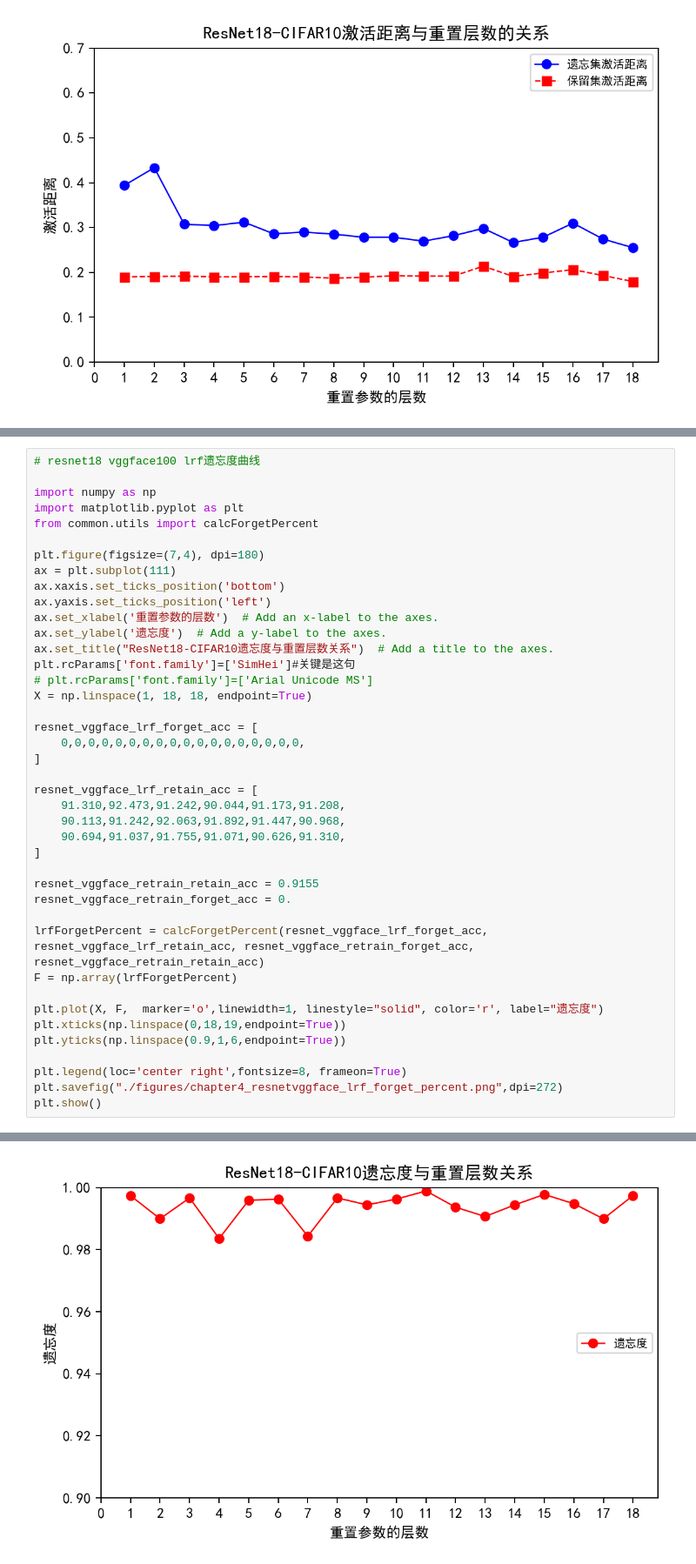
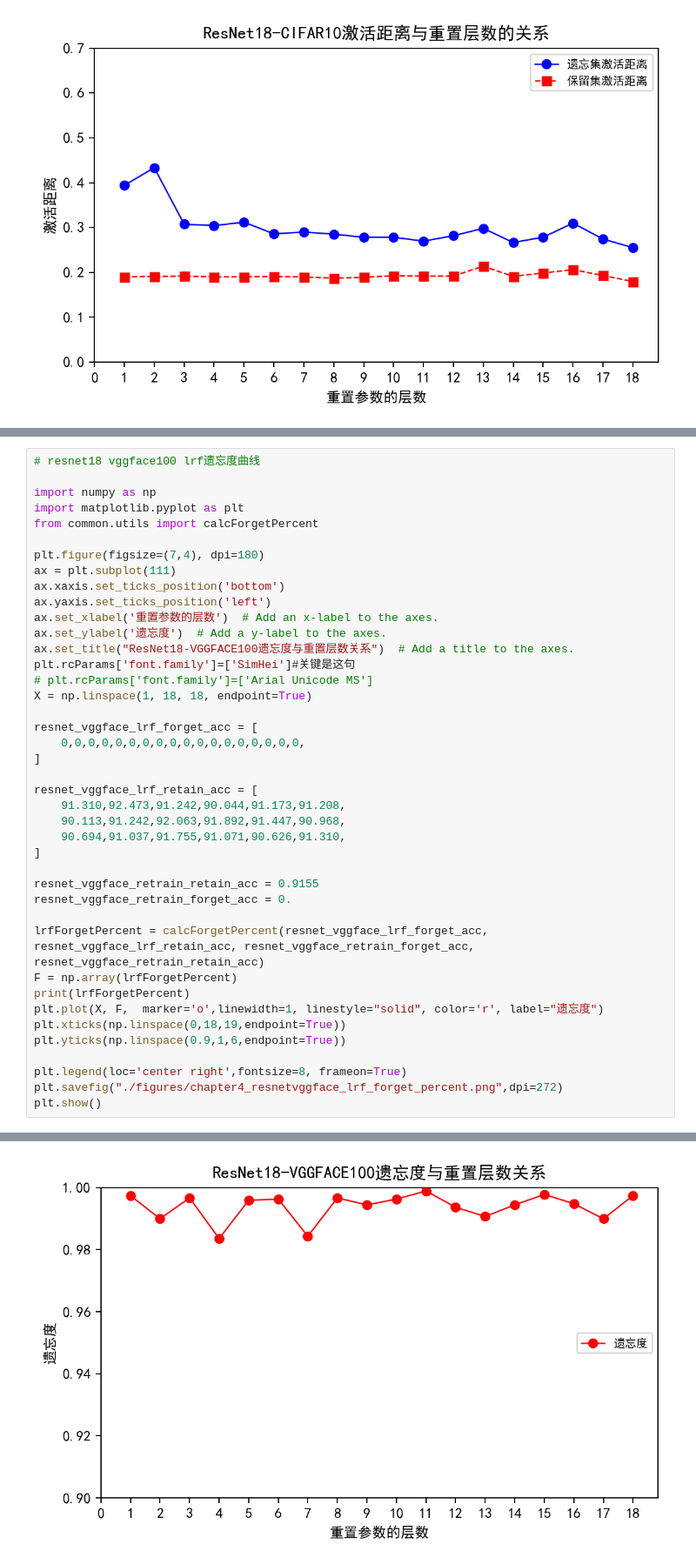
Before and after one commit to pan402945786/graduate_expriment, a Jupyter notebook: common/plot_pic2.ipynb, the cells around one changed output, grey strips where cells are left out. Shown at 87% size. Cells and saved outputs as stored; diff of their text form.

```diff
--- a/common/plot_pic2.ipynb
+++ b/common/plot_pic2.ipynb
@@ -484,7 +488,7 @@ ax.xaxis.set_ticks_position('bottom')
 ax.yaxis.set_ticks_position('left')
 ax.set_xlabel('重置参数的层数')  # Add an x-label to the axes.
 ax.set_ylabel('遗忘度')  # Add a y-label to the axes.
-ax.set_title("ResNet18-CIFAR10遗忘度与重置层数关系")  # Add a title to the axes.
+ax.set_title("ResNet18-VGGFACE100遗忘度与重置层数关系")  # Add a title to the axes.
 plt.rcParams['font.family']=['SimHei']#关键是这句
 # plt.rcParams['font.family']=['Arial Unicode MS']
 X = np.linspace(1, 18, 18, endpoint=True)
@@ -504,7 +508,7 @@ resnet_vggface_retrain_forget_acc = 0.
 
 lrfForgetPercent = calcForgetPercent(resnet_vggface_lrf_forget_acc, resnet_vggface_lrf_retain_acc, resnet_vggface_retrain_forget_acc, resnet_vggface_retrain_retain_acc)
 F = np.array(lrfForgetPercent)
-
+print(lrfForgetPercent)
 plt.plot(X, F,  marker='o',linewidth=1, linestyle="solid", color='r', label="遗忘度")
 plt.xticks(np.linspace(0,18,19,endpoint=True))
 plt.yticks(np.linspace(0.9,1,6,endpoint=True))
@@ -516,4 +521,4 @@ plt.show()
-[figure, old version]
+[figure, new version]
 # %%
 # resnet18 vggface100 LRF激活距离曲线
 import numpy as np
```
Also changed, not shown: parts of 14 cells of this notebook, 9 other files.
